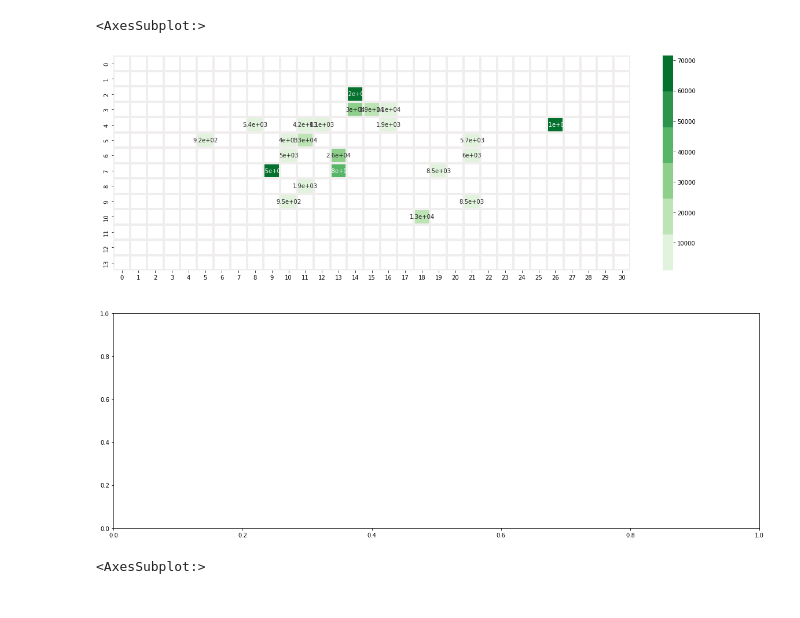
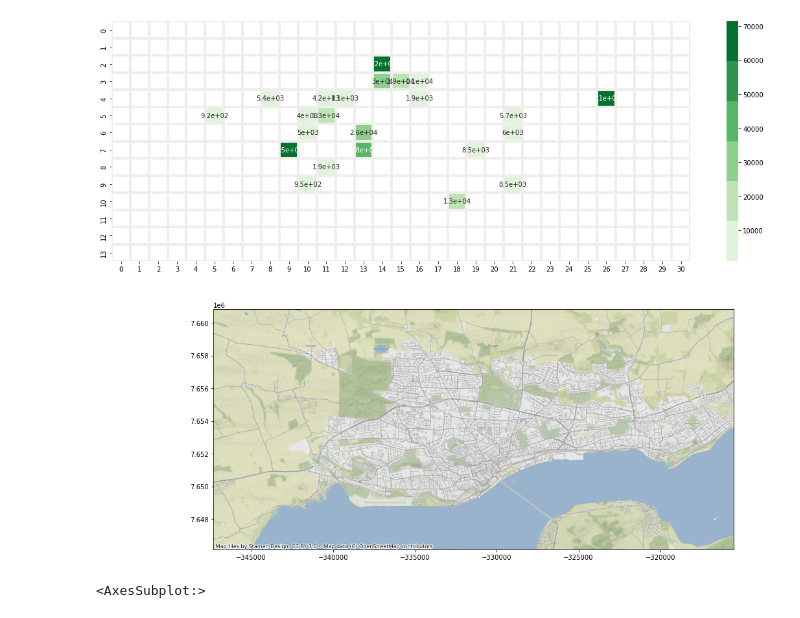
Before and after one commit to simocc/MMCS_project, a Jupyter notebook: preliminary_data_viz..ipynb, the cells around one changed output. Saved outputs shown, nothing was run; the diff lists cells and outputs as text; code cells hidden in the pictures.

```diff
--- a/preliminary_data_viz..ipynb
+++ b/preliminary_data_viz..ipynb
@@ -42,0 +58,31 @@ AttributeError: 'list' object has no attribute 'invert_yaxis'
+# %%
+# we are using an extent around Mexico for the examples
+
+west, south, east, north = (
+    -3.121621312895639,
+    -2.81788119008772,
+    56.43943285837387,
+    56.51721884945166
+              )
+
+
+# west, south, east, north = (
+#     -3.105818823440952,
+#     56.44296858524104,
+#     -2.841939968369799,
+#     56.50872524946503)
+
+# extent = (56461430, -10300000, 1800000, 3800000)
+
+# fig, ax = plt.subplots(figsize=(8, 8))
+# ax.axis(extent)
+# ctx.add_basemap(ax)
+# %%
+
+ghent_img, ghent_ext = cx.bounds2img(west,
+                                     south,
+                                     east,
+                                     north,
+                                     ll=True,
+                                     source=cx.providers.Stamen.Toner
+                                    )
@@ -42,0 +97,6 @@ AttributeError: 'list' object has no attribute 'invert_yaxis'
+# %%
+#extent = (-352221.82633809216, -195678.7924100512, 7631472.903991994, 8101102.005776118)
+
+fig, ax = plt.subplots(figsize=(16, 16))
+ax.axis(ghent_ext)
+cx.add_basemap(ax)
@@ -43,23 +111,24 @@ AttributeError: 'list' object has no attribute 'invert_yaxis'
 # %%
 Index= [i for i in range(14)]
 Cols = [i for i in range(31)]
 list2=[]
 for y in range(31):
     list1=[]
     for x in range(14):
         list1.append(excel_data_df["Demand_0"][(y)*14+x])
     list2.append(list1)
 df = DataFrame(list2[0])
 for i in range(30):
     df[i+1] = list2[i+1]
 
 npl_values = df.to_numpy(dtype=float)
 fig, ax =plt.subplots(2,1, figsize=(20, 15))
 colormap = sns.color_palette("Greens")
 sns.heatmap(df, annot=True, cmap=colormap, ax=ax[0], mask=npl_values == 0, linewidths=4, linecolor='#f0eded')
+ax[1].axis(ghent_ext)
+cx.add_basemap(ax[1])
 # %% [output]
-<AxesSubplot:>
-[figure, old version]
+[figure, new version]
 # %%
 from pandas import DataFrame
 import seaborn as sns
```
Also changed, not shown: parts of 9 cells of this notebook, 1 other file.
